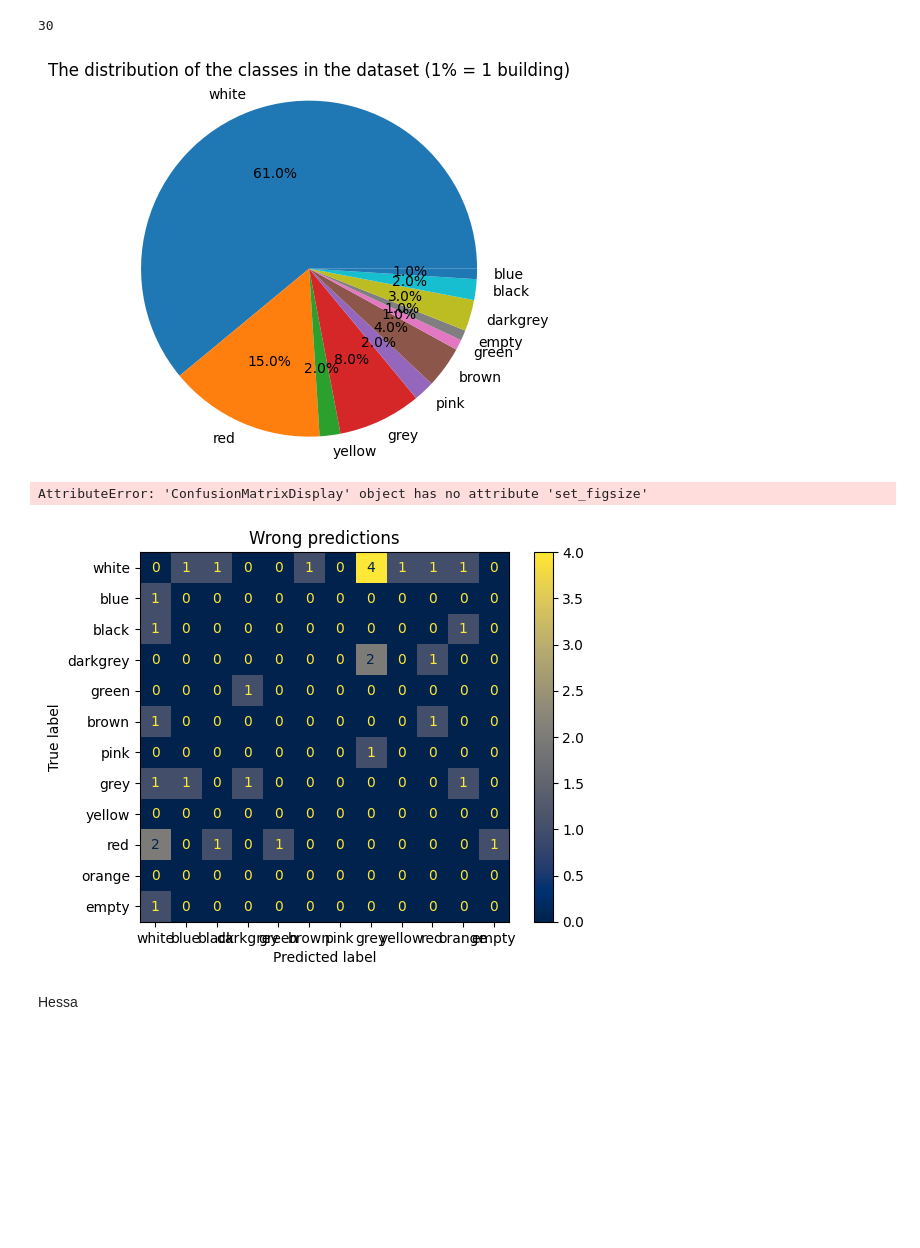
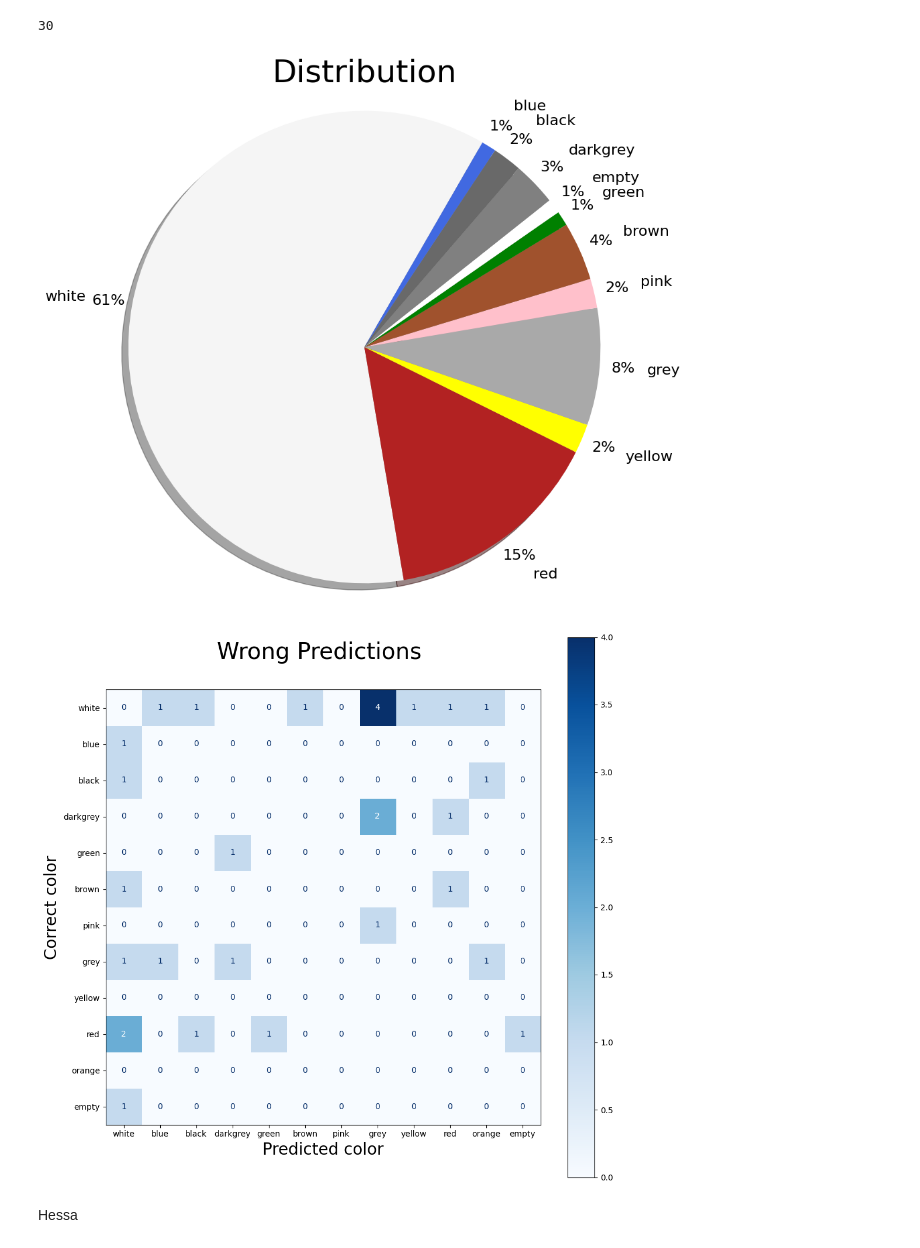
Before and after one commit to Kystverket/summer23ai-building-colors, a Jupyter notebook: yolo_implementation/load_json.ipynb, the cells around one changed output. Drawn from its saved outputs; the diff is of its cells as text; code cells hidden in the pictures; blank space fills up the shorter version.

```diff
--- a/yolo_implementation/load_json.ipynb
+++ b/yolo_implementation/load_json.ipynb
@@ -42,8 +40,9 @@ test = json.load(file)
 print(test)
 # %% [output]
 [['Korsvika15B', 'white'], ['Hessavegen65L', 'red'], ['HelligOlavsgate62B', 'white'], ['Stavnesvegen109', 'white'], ['Harhauggata25C', 'white'], ['Stavnesvegen8', 'white'], ['HelligOlavsgate70', 'whit ...
-# %%
-CheckList = []
-for index, elem in enumerate(test):
-    CheckList.append(input(f"{index}, {elem[0]} is it a {elem[1]}?"))
+# %%
+# CheckList = []
+# for index, elem in enumerate(test):
+#     CheckList.append(input(f"{index}, {elem[0]} is it a {elem[1]}?"))
+CheckList = ['1', '1', '1', '1', '1', '1', '1', '0', '1', '1', '0', '1', '1', '1', '1', '1', '0', '1', '1', '1', '1', '1', '0', '1', '1', '1', '0', '1', '1', '1', '0', '1', '1', '0', '0', '1', '1', '1', '1', '1', '1', '0', '1', '1', '0', '1', '0', '1', '1', '0', '1', '1', '1', '0', '1', '1', '1', '1', '0', '1', '1', '1', '0', '0', '0', '1', '0', '1', '0', '1', '1', '0', '1', '1', '0', '0', '1', '1', '0', '1', '0', '1', '1', '1', '1', '1', '0', '1', '1', '1', '0', '1', '1', '0', '1', '1', '0', '0', '1', '0']
 # %%
@@ -136,19 +137,22 @@ for elem in WrongGuessesAndSolutions:
 # %%
 # pie chart
 labels = []
 sizes = []
 
 for x, y in distribution.items():
     labels.append(x)
     sizes.append(y)
+colors = ['whitesmoke', 'firebrick', 'yellow', 'darkgrey', 'pink', 'sienna', 'green', 'white', 'grey', 'dimgray',  'royalblue']
 
 # Plot
-plt.pie(sizes, labels=labels, autopct='%1.1f%%')
-plt.title("The distribution of the classes in the dataset (1% = 1 building)")
+fig = plt.figure(figsize=(10,10))
+plt.pie(sizes, labels=labels, autopct='%.f%%', pctdistance=1.10, labeldistance=1.20, shadow=True, startangle=60, colors=colors, textprops= {'fontsize': 16})
+plt.title("Distribution", fontsize=34)
 plt.axis('equal')
 plt.show()
+fig.savefig('distribution_all.png')
 # %% [output]
-[figure, old version]
+[figure, new version]
 # %%
 from sklearn.metrics import confusion_matrix
 from sklearn.metrics import ConfusionMatrixDisplay
@@ -162,14 +166,22 @@ for element in WrongGuessesAndSolutions:
     prediction, solution = element
     conf_matrix[classes.index(solution)][classes.index(prediction)] += 1
 
+# correct = {'white': 51, 'red': 10, 'yellow': 2, 'grey': 4, 'pink': 1, 'brown': 2}
+# for key, item in correct.items():
+#     k = classes.index(key)
+#     conf_matrix[k][k] = item
 disp = ConfusionMatrixDisplay(confusion_matrix=conf_matrix,
                                    display_labels=classes,
-                                   ).plot(cmap="cividis")
-disp.ax_.set_title("Wrong predictions")
-disp.set_figsize(10, 10)
+                                   ).plot(cmap='Blues')
+disp.ax_.set_title("Wrong Predictions \n", fontsize=28)
+disp.ax_.tick_params(axis='both', which='major', labelsize=10)
+disp.ax_.set_xlabel("Predicted color", fontsize=20)
+disp.ax_.set_ylabel("Correct color", fontsize=20)
+disp.figure_.set_size_inches(12, 12)
+
+disp.figure_.savefig("confusion_matrix.png")
 # %% [output]
-AttributeError: 'ConfusionMatrixDisplay' object has no attribute 'set_figsize'
-[figure, old version]
+[figure, new version]
 # %% [markdown]
 Hessa
 # %%
```
Also changed, not shown: parts of 5 cells of this notebook, 6 other files.
